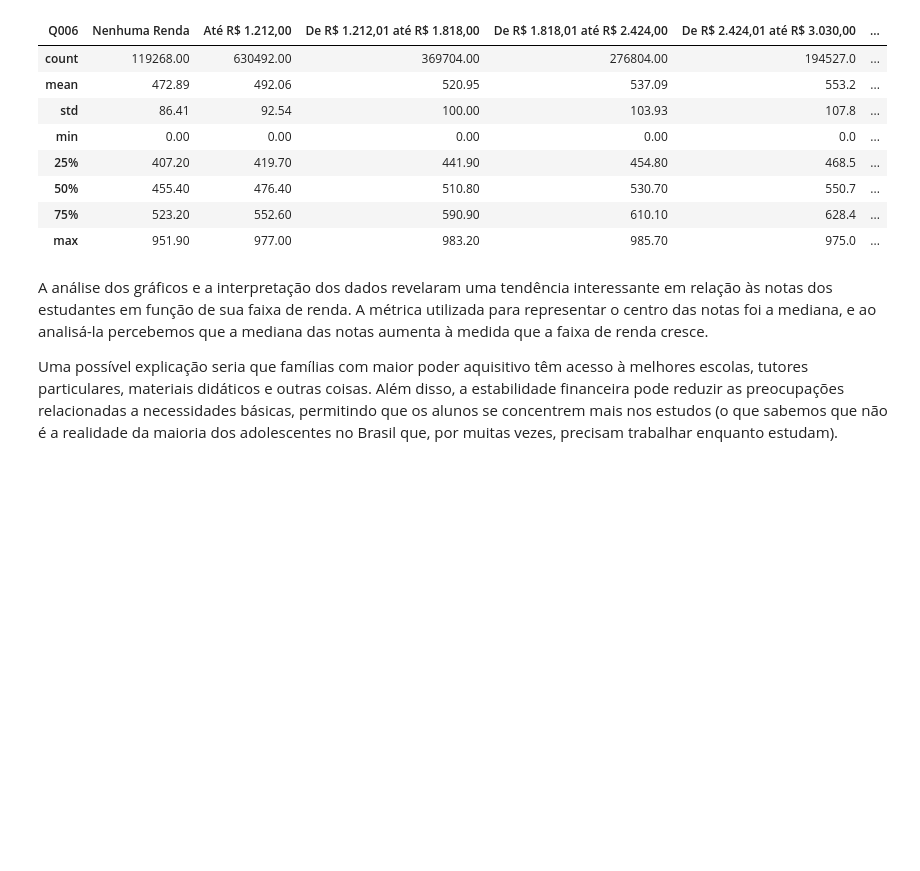
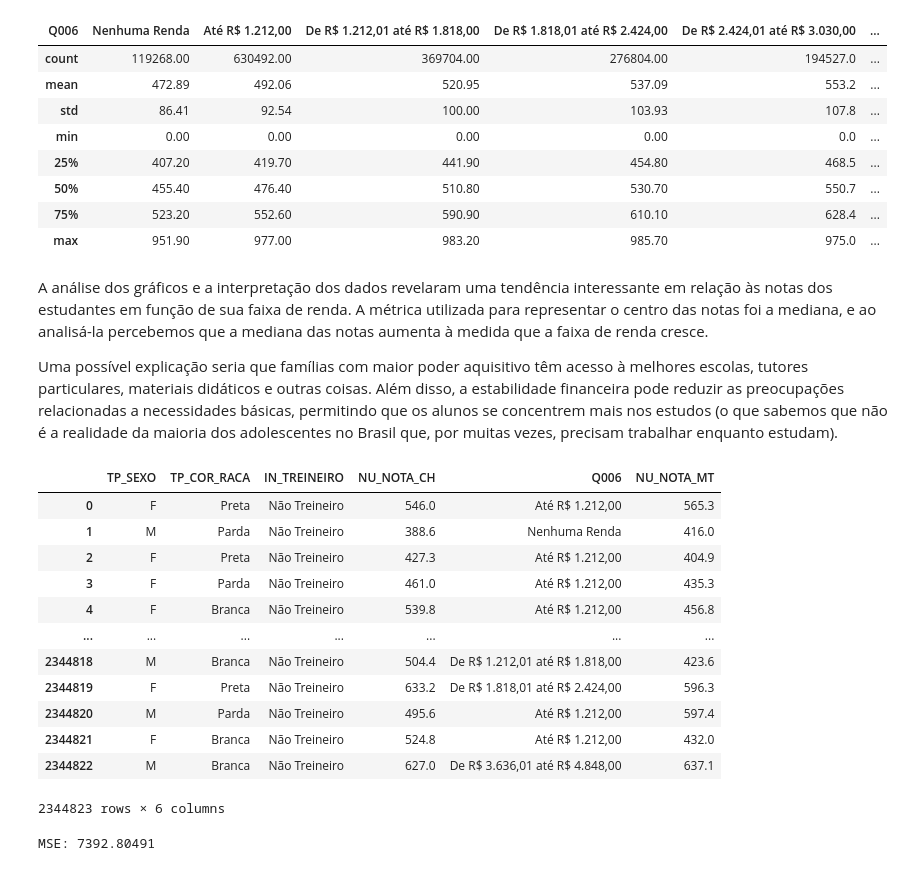
Before and after one commit to Phvr06/Proj2-Cdados, a Jupyter notebook: main.ipynb, the cells around one changed output. Cells and saved outputs as stored; diff of their text form; code cells hidden in the pictures; blank space fills up the shorter version.

```diff
--- a/main.ipynb
+++ b/main.ipynb
@@ -176,3 +179,50 @@ dados.groupby('Q006').describe()['NU_NOTA_MT'].T.apply(lambda x: x.round(2))
 A análise dos gráficos e a interpretação dos dados revelaram uma tendência interessante em relação às notas dos estudantes em função de sua faixa de renda. A métrica utilizada para representar o centro das notas foi a mediana, e ao analisá-la percebemos que a mediana das notas aumenta à medida que a faixa de renda cresce.
 
 Uma possível explicação seria que famílias com maior poder aquisitivo têm acesso à melhores escolas, tutores particulares, materiais didáticos e outras coisas. Além disso, a estabilidade financeira pode reduzir as preocupações relacionadas a necessidades básicas, permitindo que os alunos se concentrem mais nos estudos (o que sabemos que não é a realidade da maioria dos adolescentes no Brasil que, por muitas vezes, precisam trabalhar enquanto estudam).
+# %%
+dados
+# %% [output]
+|  | TP_SEXO | TP_COR_RACA | IN_TREINEIRO | NU_NOTA_CH | Q006 | NU_NOTA_MT |
+| 0 | F | Preta | Não Treineiro | 546.0 | Até R$ 1.212,00 | 565.3 |
+| 1 | M | Parda | Não Treineiro | 388.6 | Nenhuma Renda | 416.0 |
+| 2 | F | Preta | Não Treineiro | 427.3 | Até R$ 1.212,00 | 404.9 |
+| 3 | F | Parda | Não Treineiro | 461.0 | Até R$ 1.212,00 | 435.3 |
+| 4 | F | Branca | Não Treineiro | 539.8 | Até R$ 1.212,00 | 456.8 |
+| ... | ... | ... | ... | ... | ... | ... |
+| 2344818 | M | Branca | Não Treineiro | 504.4 | De R$ 1.212,01 até R$ 1.818,00 | 423.6 |
+| 2344819 | F | Preta | Não Treineiro | 633.2 | De R$ 1.818,01 até R$ 2.424,00 | 596.3 |
+| 2344820 | M | Parda | Não Treineiro | 495.6 | Até R$ 1.212,00 | 597.4 |
+| 2344821 | F | Branca | Não Treineiro | 524.8 | Até R$ 1.212,00 | 432.0 |
+| 2344822 | M | Branca | Não Treineiro | 627.0 | De R$ 3.636,01 até R$ 4.848,00 | 637.1 |
+2344823 rows × 6 columns
+# %%
+# dados.loc[dados.NU_NOTA_MT == 0] = np.nan
+# dados.dropna(inplace=True)
+# dados.reset_index(drop=True, inplace=True)
+
+# # Dummies:
+def dummies(df, colunas):
+    for coluna in colunas:
+        dummies = pd.get_dummies(df[coluna], prefix=coluna)
+        df = pd.concat([df, dummies], axis=1)
+    return df
+
+dados_bin = dummies(dados, ['TP_SEXO', 'TP_COR_RACA', 'Q006', 'IN_TREINEIRO'])
+dados_bin.drop(['TP_SEXO', 'TP_COR_RACA', 'Q006', 'IN_TREINEIRO'], axis=1, inplace=True)
+
+features_matrix = dados_bin.drop('NU_NOTA_MT', axis=1)
+target_vec = dados_bin.NU_NOTA_MT
+
+# Regressão Linear:
+features_matrix_train, features_matrix_test, target_vec_train, target_vec_test = train_test_split(features_matrix, target_vec, test_size=0.3, random_state=1234)
+
+modelo = LinearRegression()
+modelo.fit(features_matrix_train, target_vec_train)
+
+predicao = modelo.predict(features_matrix_test)
+
+mse = mean_squared_error(target_vec_test, predicao)
+print(f'MSE: {mse:.5f}')
+predicao = pd.DataFrame(predicao)
+# %% [output]
+MSE: 7392.80491
```
Also changed, not shown: parts of 7 cells of this notebook.
